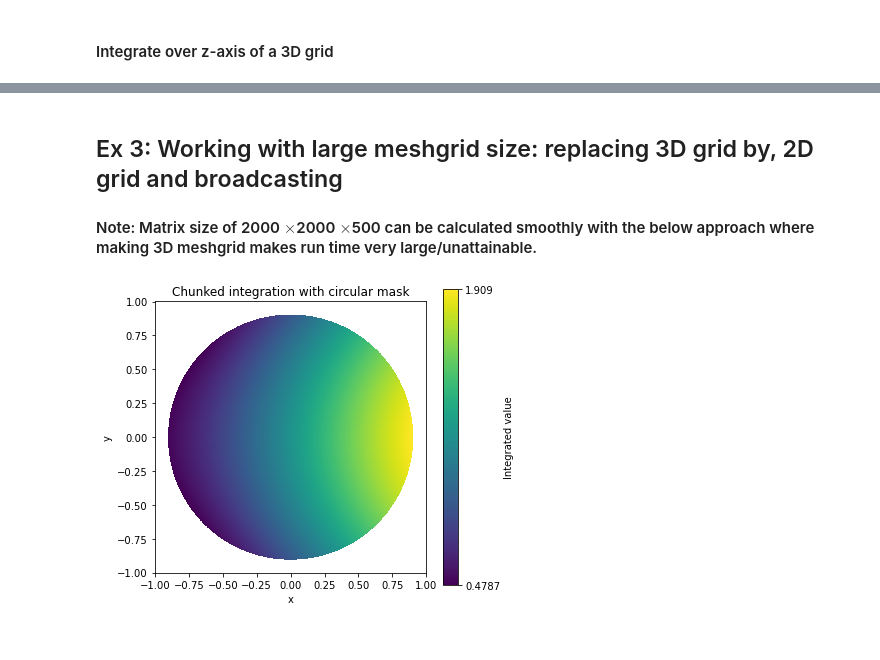
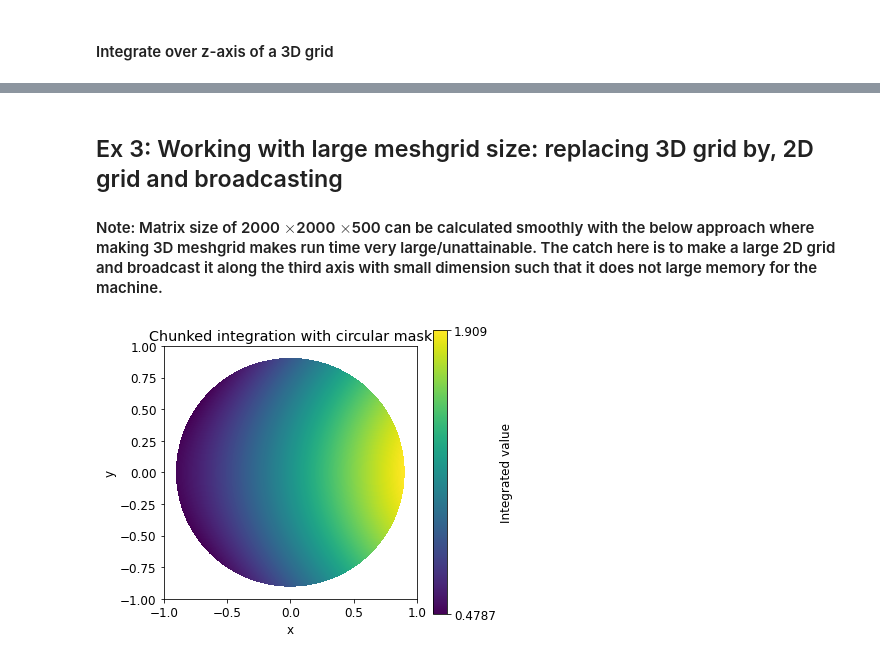
Before and after one commit to kunduan2/Numerical_integration, a Jupyter notebook: Examples-beating waves, broadcasting, integration over a 2D circular region with large grid size.ipynb, the cells around one changed output, grey strips where cells are left out. Drawn from its saved outputs; the diff is of its cells as text; code cells hidden in the pictures.

```diff
--- a/Examples-beating waves, broadcasting, integration over a 2D circular region with large grid size.ipynb
+++ b/Examples-beating waves, broadcasting, integration over a 2D circular region with large grid size.ipynb
@@ -186,3 +186,3 @@ plt.show()
 # %% [markdown]
 ## Ex 3: Working with large meshgrid size: replacing 3D grid by, 2D grid and  broadcasting
-#### Note: Matrix size of 2000 $\times$2000 $\times$500 can be calculated smoothly with the below approach where making 3D meshgrid makes run time very large/unattainable.
+#### Note: Matrix size of 2000 $\times$2000 $\times$500 can be calculated smoothly with the below approach where making 3D meshgrid makes run time very large/unattainable. The catch here is to make a large 2D grid and broadcast it along the third axis with small dimension such that it does not large memory for the machine.
@@ -189,51 +220,21 @@ plt.show()
 # %%
-import numpy as np
-import matplotlib.pyplot as plt
-
-# 1. Define symmetric base arrays
-x = np.linspace(-1, 1, 2000)
-y = np.linspace(-1, 1, 2000)
-z = np.linspace(0, 1, 500)
-
-Nx, Ny, Nz = len(x), len(y), len(z)
-chunk_size = 10
-
-# 2. Create meshgrid in (x, y)
-X2d, Y2d = np.meshgrid(x, y, indexing="ij")
-
-# 3. Allocate integration result
-I = np.zeros((Nx, Ny))
-
-# 4. Integrate over z in chunks
-for start in range(0, Nz, chunk_size):
-    end = min(start + chunk_size, Nz)
-    z_chunk = z[start:end]
-    Z_chunk = z_chunk[None, None, :]
-
-    F_chunk = np.sin(X2d[..., None]) + np.cos(Y2d[..., None]) + Z_chunk**2
-    I += np.trapz(F_chunk, z_chunk, axis=2)
-
-# 5. Circular mask: only keep points within radius r_max
-r_max = 0.9
-radius_sq = X2d**2 + Y2d**2
-mask = radius_sq > r_max**2
-I_masked = np.ma.array(I, mask=mask)
-
 # 6. Plot
 plt.figure(figsize=(6, 5))
+plt.rcParams['font.size'] = 12
+
 vmin, vmax = I_masked.min(), I_masked.max()
 
 pcm = plt.pcolormesh(x, y, I_masked.T, shading="auto", vmin=vmin, vmax=vmax)
 cbar = plt.colorbar(pcm, label="Integrated value")
 cbar.set_ticks([vmin, vmax])
 cbar.set_ticklabels([f"{vmin:.4g}", f"{vmax:.4g}"])
 
 
 plt.xlabel("x")
 plt.ylabel("y")
 plt.title("Chunked integration with circular mask")
 plt.gca().set_aspect("equal")
 plt.tight_layout()
 plt.show()
 # %% [output]
-[figure, old version]
+[figure, new version]
```
Also changed, not shown: parts of 2 cells of this notebook.
